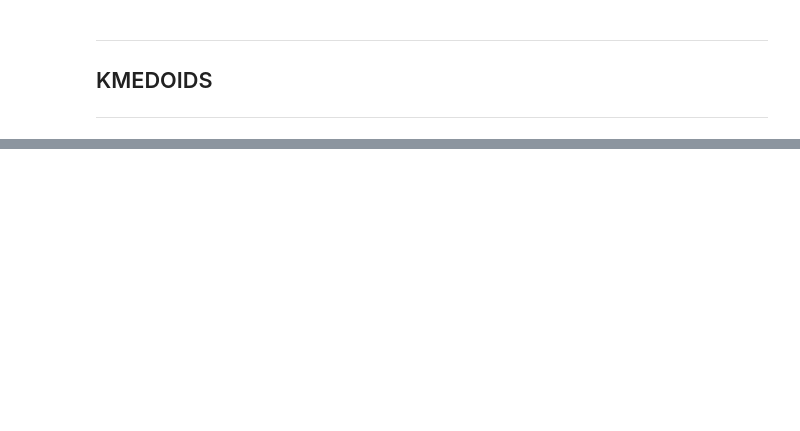
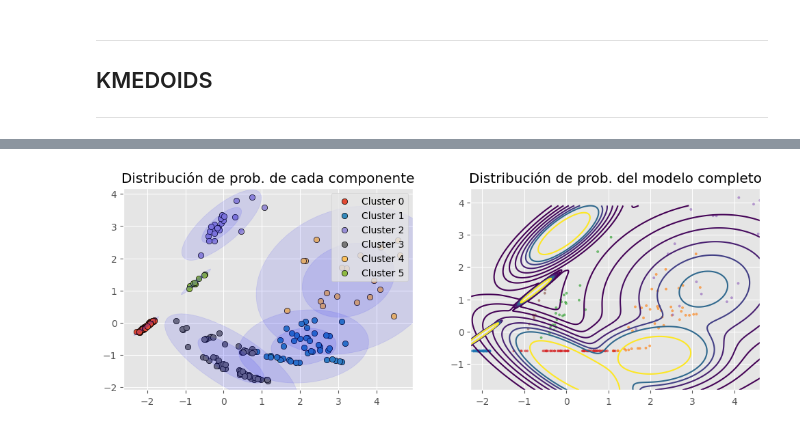
Before and after one commit to NathaliaMoniz/GRUPO09_Practica2, a Jupyter notebook: Practica.ipynb, the cells around one changed output, grey strips where cells are left out. Saved outputs shown, nothing was run; the diff lists cells and outputs as text; code cells hidden in the pictures; blank space fills up the shorter version.

```diff
--- a/Practica.ipynb
+++ b/Practica.ipynb
@@ -707,0 +806,5 @@ modelo_kmedoids.fit(X=X_scaled)
+# %%
+# Modelo
+# ==============================================================================
+modelo_gmm = GaussianMixture(n_components=6, covariance_type='full', random_state=23)
+modelo_gmm.fit(X=X_trans)
@@ -707,0 +865,7 @@ modelo_kmedoids.fit(X=X_scaled)
+# %%
+# Clasificación (asignación a la componente de mayor probabilidad)
+# ==============================================================================
+# Cada fila es una observación y cada columna la probabilidad de pertenecer a
+# cada una de las componentes.
+clasificacion = modelo_gmm.predict(X_trans)
+clasificacion
@@ -707,0 +885,62 @@ modelo_kmedoids.fit(X=X_scaled)
+# %%
+import matplotlib.pyplot as plt
+import matplotlib as mpl
+import numpy as np
+
+# Definir la función make_ellipses
+def make_ellipses(gmm, ax):
+    for n in range(gmm.n_components):
+        if gmm.covariance_type == 'full':
+            covariances = gmm.covariances_[n]
+        elif gmm.covariance_type == 'tied':
+            covariances = gmm.covariances_
+        elif gmm.covariance_type == 'diag':
+            covariances = np.diag(gmm.covariances_[n])
+        elif gmm.covariance_type == 'spherical':
+            covariances = np.eye(gmm.means_.shape[1]) * gmm.covariances_[n]
+        v, w = np.linalg.eigh(covariances)
+        u = w[0] / np.linalg.norm(w[0])
+        angle = np.arctan2(u[1], u[0])
+        angle = 180 * angle / np.pi  # convert to degrees
+        v = 2. * np.sqrt(2.) * np.sqrt(v)
+
+        for i in range(1,3):
+            ell = mpl.patches.Ellipse((gmm.means_[n, 0], gmm.means_[n, 1]), i*v[0], i*v[1], angle=180 + angle, color="blue")
+            ell.set_clip_box(ax.bbox)
+            ell.set_alpha(0.1)
+            ax.add_artist(ell)
+
+# Crear la figura y los ejes
+fig, axs = plt.subplots(1, 2, figsize=(12, 3.84))
+
+# Distribución de probabilidad de cada componente
+for i in np.unique(clasificacion):
+    axs[0].scatter(
+        x = X_trans[clasificacion == i, 0],
+        y = X_trans[clasificacion == i, 1],
+        c = plt.rcParams['axes.prop_cycle'].by_key()['color'][i],
+        marker    = 'o',
+        edgecolor = 'black',
+        label= f"Cluster {i}"
+    )
+
+make_ellipses(modelo_gmm, ax = axs[0])
+axs[0].set_title('Distribución de prob. de cada componente')
+axs[0].legend()
+
+# Distribución de probabilidad del modelo completo
+xs = np.linspace(min(X_trans[:, 0]), max(X_trans[:, 0]), 1000)
+ys = np.linspace(min(X_trans[:, 1]), max(X_trans[:, 1]), 1000)
+xx, yy = np.meshgrid(xs, ys)
+scores = modelo_gmm.score_samples(np.c_[xx.ravel(), yy.ravel()], )
+axs[1].scatter(X_trans[:, 0], X[:, 1], s=5, alpha=.6, c=plt.cm.tab10(clasificacion))
+scores = np.exp(scores) # Las probabilidades están en log
+axs[1].contour(
+    xx, yy, scores.reshape(xx.shape),
+    levels=np.percentile(scores, np.linspace(0, 100, 10))[1:-1]
+)
+axs[1].set_title('Distribución de prob. del modelo completo')
+
+plt.show()
+# %% [output]
+[figure, added]
```
Also changed, not shown: parts of 20 cells of this notebook.
